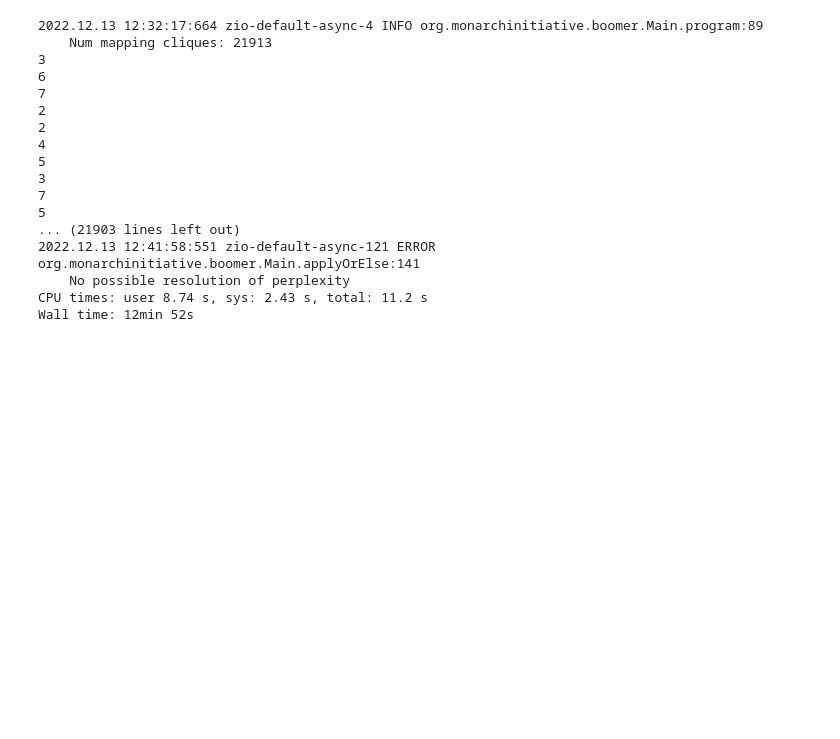
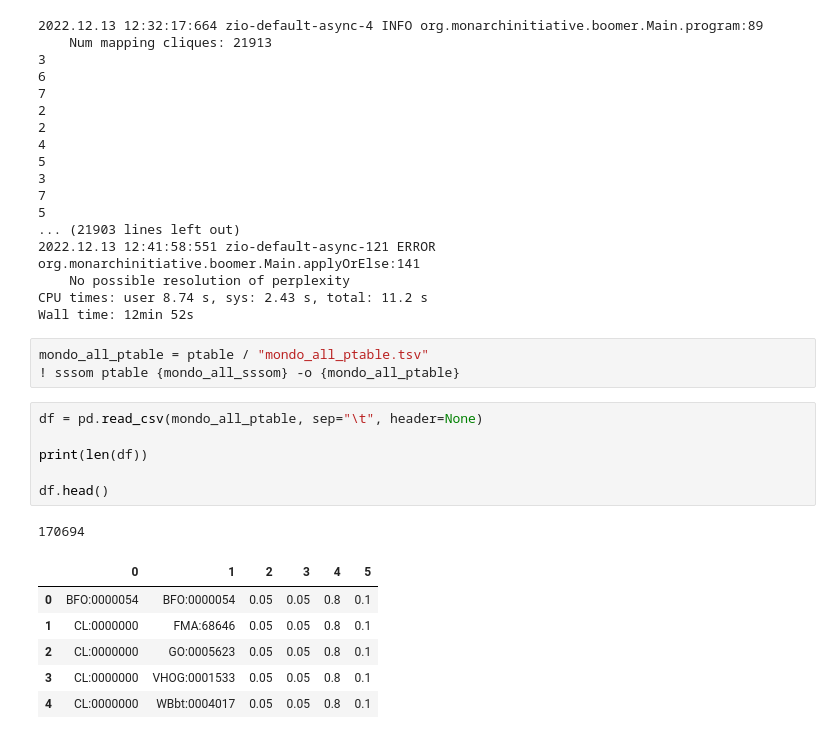
Before and after one commit to monarch-initiative/boomer-examples, a Jupyter notebook: notebooks/Sandbox.ipynb, the cells around one changed output. Drawn from its saved outputs; the diff is of its cells as text; blank space fills up the shorter version.

```diff
--- a/notebooks/Sandbox.ipynb
+++ b/notebooks/Sandbox.ipynb
@@ -198,3 +199,20 @@ new_df.head()
     No possible resolution of perplexity
 CPU times: user 8.74 s, sys: 2.43 s, total: 11.2 s
 Wall time: 12min 52s
+# %%
+mondo_all_ptable = ptable / "mondo_all_ptable.tsv"
+! sssom ptable {mondo_all_sssom} -o {mondo_all_ptable}
+# %%
+df = pd.read_csv(mondo_all_ptable, sep="\t", header=None)
+
+print(len(df))
+
+df.head()
+# %% [output]
+170694
+|  | 0 | 1 | 2 | 3 | 4 | 5 |
+| 0 | BFO:0000054 | BFO:0000054 | 0.05 | 0.05 | 0.8 | 0.1 |
+| 1 | CL:0000000 | FMA:68646 | 0.05 | 0.05 | 0.8 | 0.1 |
+| 2 | CL:0000000 | GO:0005623 | 0.05 | 0.05 | 0.8 | 0.1 |
+| 3 | CL:0000000 | VHOG:0001533 | 0.05 | 0.05 | 0.8 | 0.1 |
+| 4 | CL:0000000 | WBbt:0004017 | 0.05 | 0.05 | 0.8 | 0.1 |
```
Also changed, not shown: parts of 5 cells of this notebook, 2 other files.
